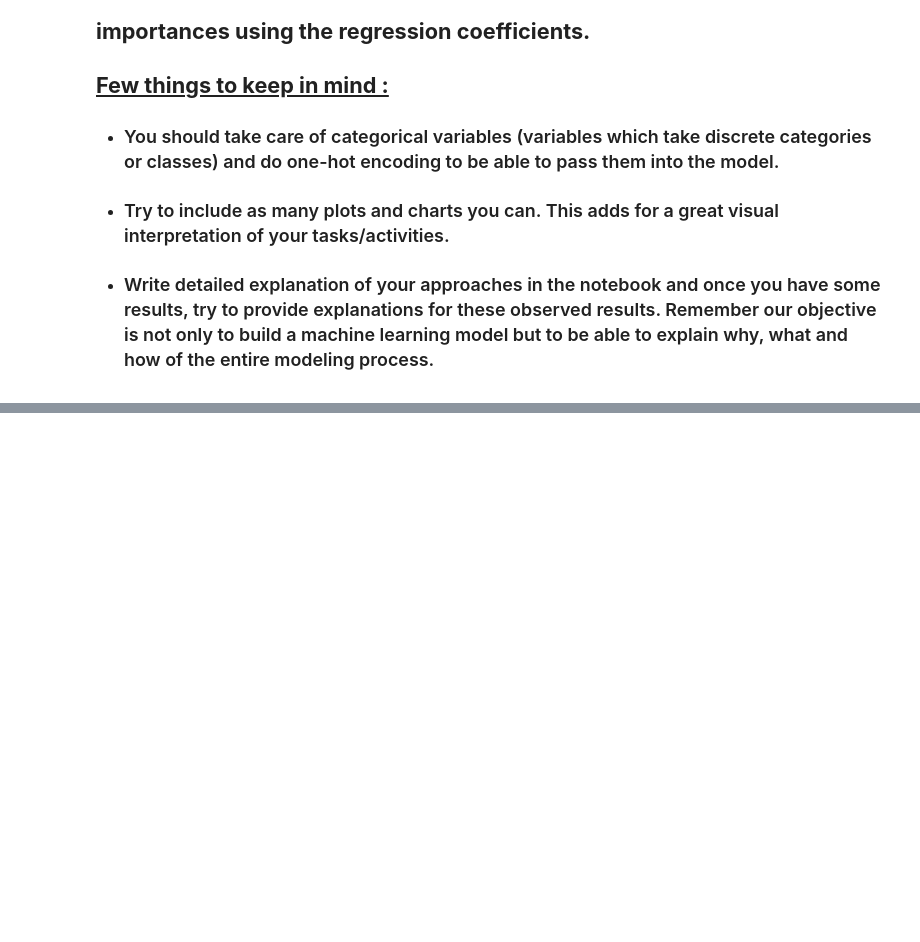
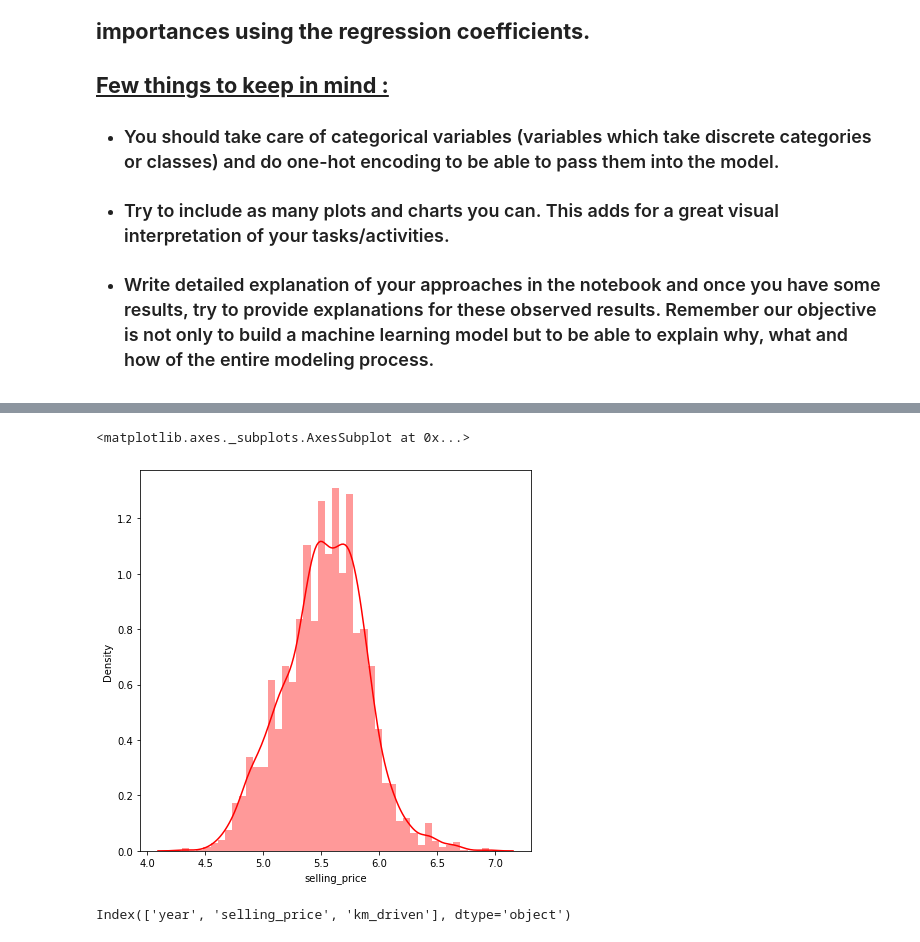
Before and after one commit to raushan9jnv/Car-Dekho-Price-Pridication, a Jupyter notebook: Project_Linear_Regression_(Car_Dekho).ipynb, the cells around one changed output, grey strips where cells are left out. Saved outputs shown, nothing was run; the diff lists cells and outputs as text; code cells hidden in the pictures; blank space fills up the shorter version.

```diff
--- a/Project_Linear_Regression_(Car_Dekho).ipynb
+++ b/Project_Linear_Regression_(Car_Dekho).ipynb
@@ -33,0 +163,13 @@
+# %%
+ #dependent variable selling_price log transformation
+ plt.figure(figsize=(7,7))
+ sns.distplot(np.log10(df['selling_price']),color='r')
+# %% [output]
+<matplotlib.axes._subplots.AxesSubplot at 0x...>
+[figure, added]
+# %%
+#Extracting numeric features
+numeric_features = df.describe().columns
+numeric_features
+# %% [output]
+Index(['year', 'selling_price', 'km_driven'], dtype='object')
```
Also changed, not shown: parts of 19 cells of this notebook.
